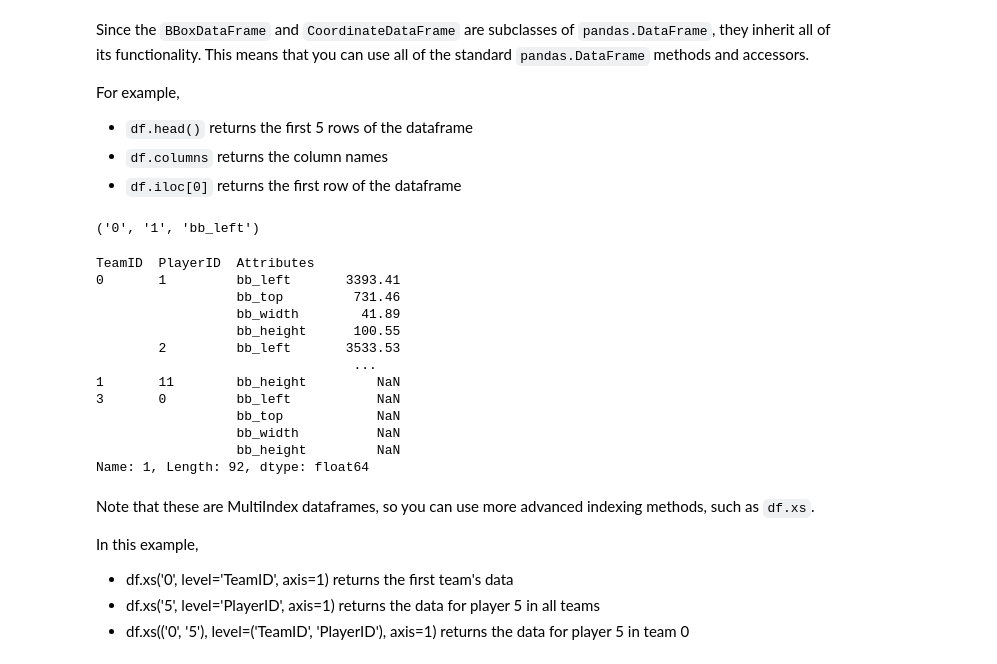
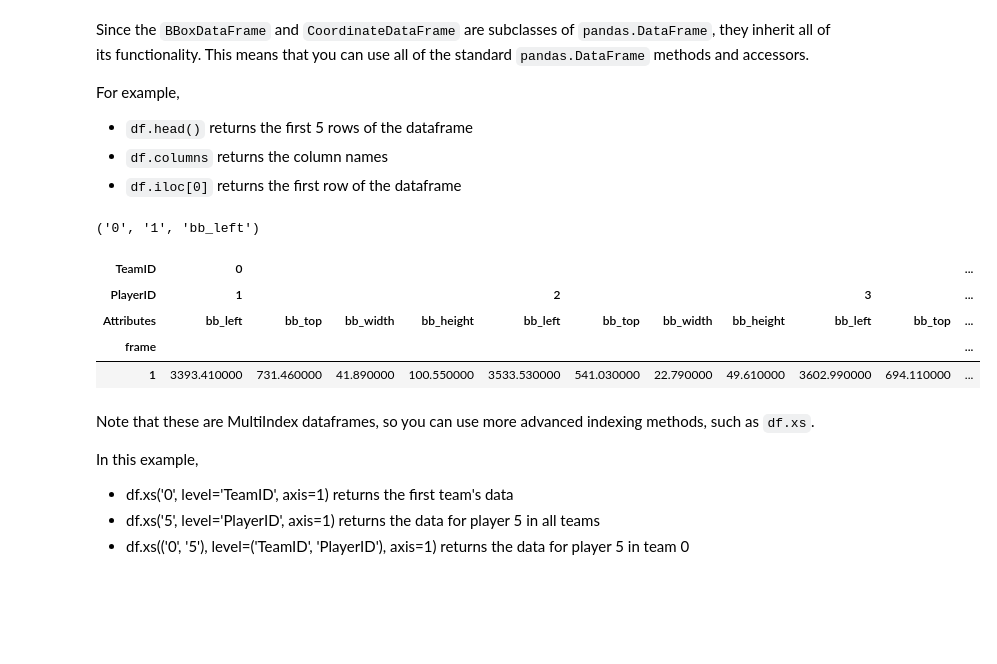
Before and after one commit to AtomScott/SportsLabKit, a Jupyter notebook: notebooks/01_get_started/introduction_to_soccertrack.ipynb, the cells around one changed output. Cells and saved outputs as stored; diff of their text form; code cells hidden in the pictures; blank space fills up the shorter version.

Commit message:
docs: :memo: make dataframes viewable

```diff
--- a/notebooks/01_get_started/introduction_to_soccertrack.ipynb
+++ b/notebooks/01_get_started/introduction_to_soccertrack.ipynb
@@ -106,24 +105,16 @@ For example,
 # %%
 # bbdf.head() is used above!
 
 print(bbdf.columns[0])
 
-bbdf.iloc[0]
+show_df(bbdf.iloc[[0]])
 # %% [output]
 ('0', '1', 'bb_left')
-TeamID  PlayerID  Attributes
-0       1         bb_left       3393.41
-                  bb_top         731.46
-                  bb_width        41.89
-                  bb_height      100.55
-        2         bb_left       3533.53
-                                 ...
-1       11        bb_height         NaN
-3       0         bb_left           NaN
-                  bb_top            NaN
-                  bb_width          NaN
-                  bb_height         NaN
-Name: 1, Length: 92, dtype: float64
+| TeamID | 0 |  |  |  |  |  |  |  |  |  | ... |
+| PlayerID | 1 |  |  |  | 2 |  |  |  | 3 |  | ... |
+| Attributes | bb_left | bb_top | bb_width | bb_height | bb_left | bb_top | bb_width | bb_height | bb_left | bb_top | ... |
+| frame |  |  |  |  |  |  |  |  |  |  | ... |
+| 1 | 3393.410000 | 731.460000 | 41.890000 | 100.550000 | 3533.530000 | 541.030000 | 22.790000 | 49.610000 | 3602.990000 | 694.110000 | ... |
 # %% [markdown]
 Note that these are MultiIndex dataframes, so you can use more advanced indexing methods, such as `df.xs`.
 
```
Also changed, not shown: parts of 8 cells of this notebook.
